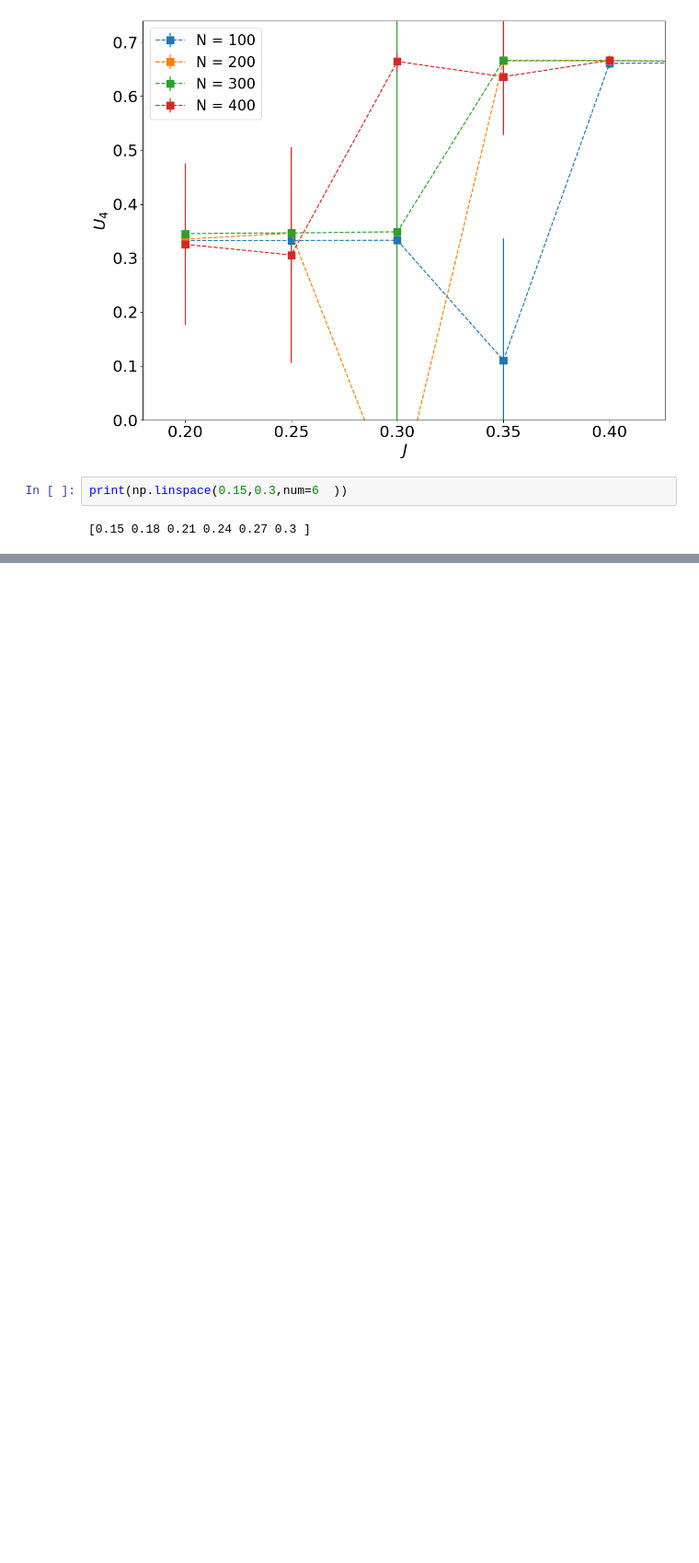
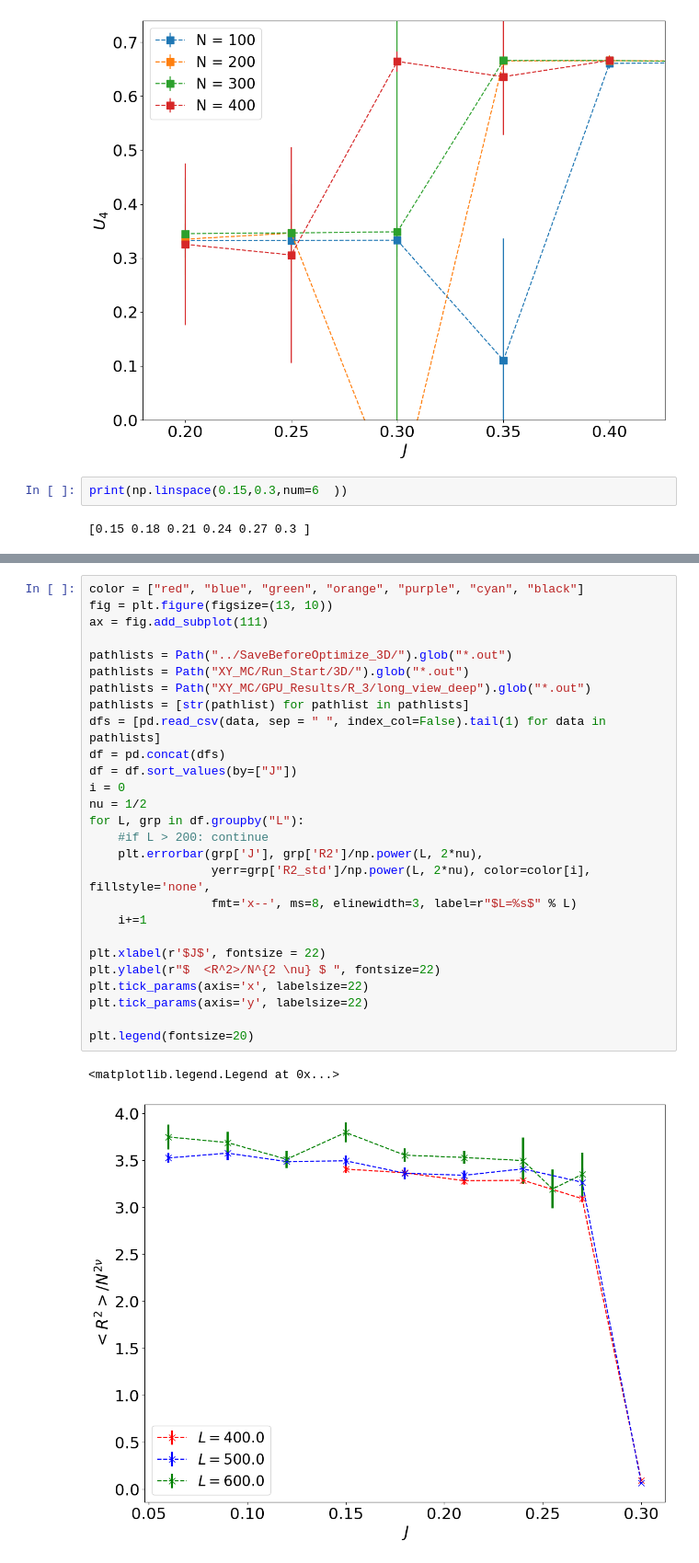
Before and after one commit to kamilla0503/Interaction-SAW-Models, a Jupyter notebook: data/TestMinumum.ipynb, the cells around one changed output, grey strips where cells are left out. Shown: that part at 92% size. Cells and saved outputs as stored; diff of their text form; blank space fills up the shorter version.

```diff
--- a/data/TestMinumum.ipynb
+++ b/data/TestMinumum.ipynb
@@ -280,0 +279,30 @@ plt.savefig("images/longrangeshortchains_3D_U4_No1stordersigns.png", bbox_inches
+# %%
+color = ["red", "blue", "green", "orange", "purple", "cyan", "black"]
+fig = plt.figure(figsize=(13, 10))
+ax = fig.add_subplot(111)
+
+pathlists = Path("../SaveBeforeOptimize_3D/").glob("*.out")
+pathlists = Path("XY_MC/Run_Start/3D/").glob("*.out")
+pathlists = Path("XY_MC/GPU_Results/R_3/long_view_deep").glob("*.out")
+pathlists = [str(pathlist) for pathlist in pathlists]
+dfs = [pd.read_csv(data, sep = " ", index_col=False).tail(1) for data in pathlists]
+df = pd.concat(dfs)
+df = df.sort_values(by=["J"])
+i = 0
+nu = 1/2
+for L, grp in df.groupby("L"):
+    #if L > 200: continue
+    plt.errorbar(grp['J'], grp['R2']/np.power(L, 2*nu),
+                 yerr=grp['R2_std']/np.power(L, 2*nu), color=color[i], fillstyle='none',
+                 fmt='x--', ms=8, elinewidth=3, label=r"$L=%s$" % L)
+    i+=1
+
+plt.xlabel(r'$J$', fontsize = 22)
+plt.ylabel(r"$  <R^2>/N^{2 \nu} $ ", fontsize=22)
+plt.tick_params(axis='x', labelsize=22)
+plt.tick_params(axis='y', labelsize=22)
+
+plt.legend(fontsize=20)
+# %% [output]
+<matplotlib.legend.Legend at 0x...>
+[figure, added]
```
Also changed, not shown: parts of 2 cells of this notebook, 1 other file.
